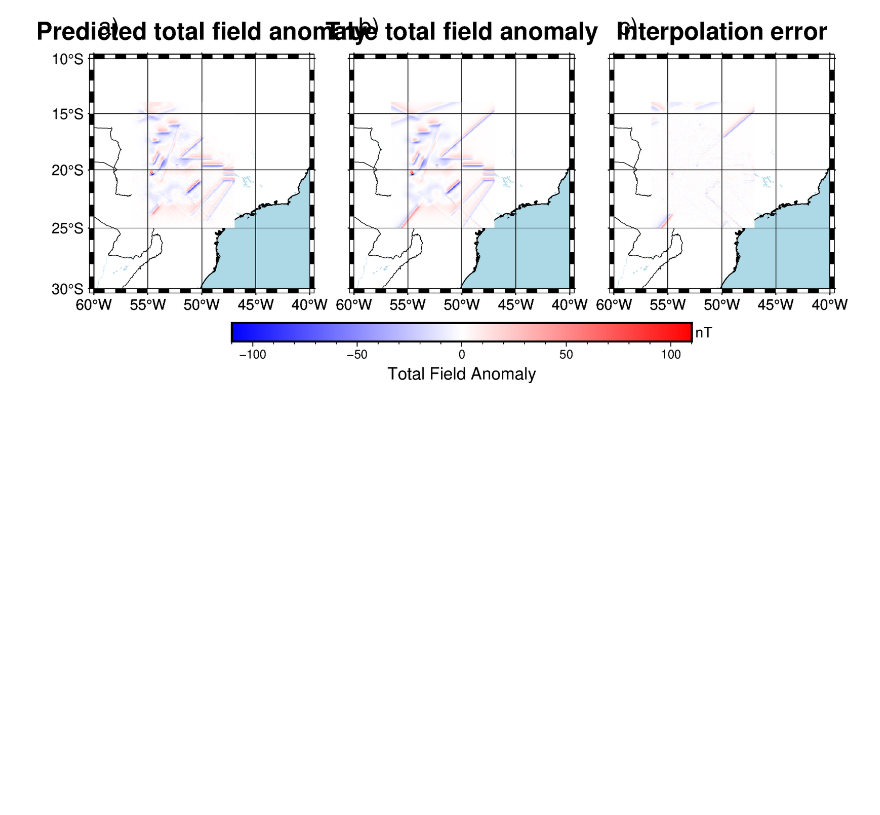
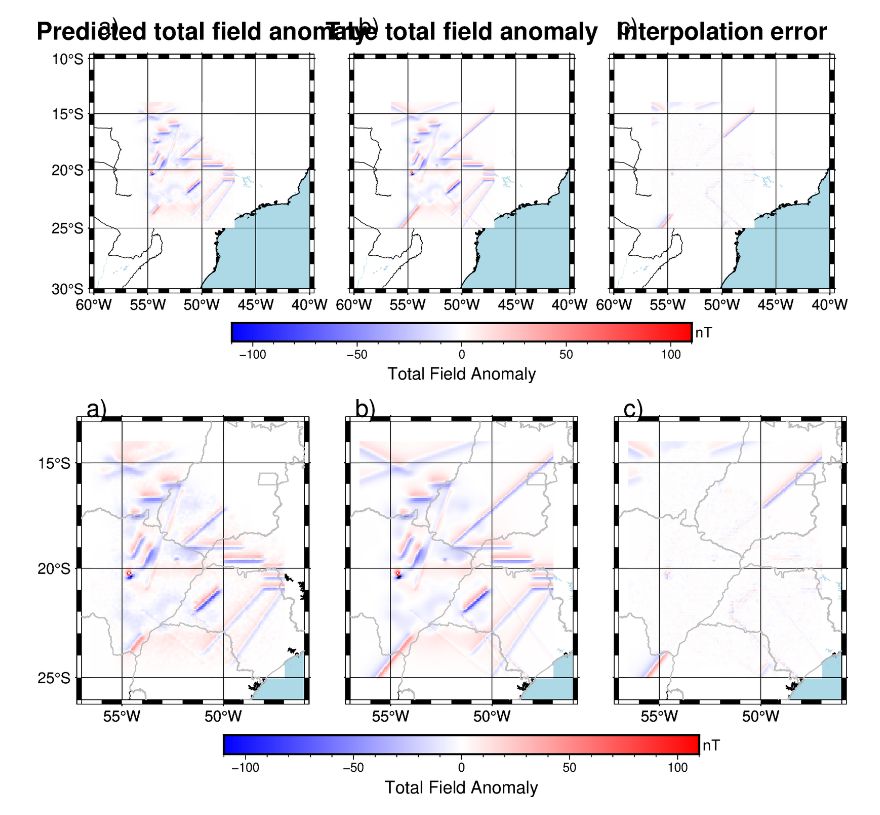
Before and after one commit to compgeolab/eqs-magnetic-spherical, a Jupyter notebook: code/03-dual-layer.ipynb, the cells around one changed output. Drawn from its saved outputs; the diff is of its cells as text; code cells hidden in the pictures; blank space fills up the shorter version.

Commit message:
Add the plot with the atual brazilian state division

```diff
--- a/code/03-dual-layer.ipynb
+++ b/code/03-dual-layer.ipynb
@@ -944,0 +968,99 @@ fig.show(width=1500)
+# %%
+region_coast = [-57, -46, -26, -13]
+
+fig = pygmt.Figure()
+
+with fig.subplot(nrows=1, ncols=3, figsize=("16c", "7c"), margins="0.25c", autolabel=True):
+
+    with fig.set_panel(panel=0):
+        pygmt.makecpt(cmap="polar+h", series=[-scale, scale])
+        fig.coast(
+            region=region_coast,
+            projection="M?",
+            frame="afg",
+            land="white",
+            water="lightblue",
+            shorelines=".5p,black",
+            borders=[1],
+        )
+
+        fig.grdimage(
+            grid=total_field_anomaly_predicted,
+            region=region_coast,
+            projection="M?",
+            cmap=True,
+            frame=['wSne',"xafg", "yafg"]
+        )
+
+        fig.plot(
+            data=brasil.geometry,
+            pen=".5p,grey",
+            fill=None
+        )
+
+
+    with fig.set_panel(panel=1):
+        pygmt.makecpt(cmap="polar+h", series=[-scale, scale])
+        fig.coast(
+            region=region_coast,
+            projection="M?",
+            frame=["wSne","xafg", "yafg"],
+            land="white",
+            water="lightblue",
+            shorelines="1/0.5p,black",
+            borders=[1],
+        )
+
+
+        fig.grdimage(
+            grid=grided_dd_anomaly,
+            region=region_coast,
+            projection="M?",
+            cmap=True,
+            frame=["wSne","xafg", "yafg"]
+        )
+
+        fig.plot(
+            data=brasil.geometry,
+            pen=".5p,grey",
+            fill=None
+        )
+
+
+        fig.colorbar(
+            position="JBC+w10c",
+            frame=["x+lTotal Field Anomaly", "y+lnT"]
+        )
+
+    with fig.set_panel(panel=2):
+        pygmt.makecpt(cmap="polar+h", series=[-scale, scale])
+        fig.coast(
+            region=region_coast,
+            projection="M?",
+            frame=["wSne","xafg", "yafg"],
+            land="white",
+            water="lightblue",
+            shorelines="1/0.5p,black",
+            borders=[1],
+        )
+
+        fig.grdimage(
+            grid=(grided_dd_anomaly - total_field_anomaly_predicted),
+            region=region_coast,
+            projection="M?",
+            cmap=True,
+            frame=["wSne","xafg", "yafg"]
+        )
+
+        fig.plot(
+            data=brasil.geometry,
+            pen=".5p,grey",
+            fill=None
+        )
+
+
+
+fig.show(width=1500)
+# fig.savefig(fname="figures/total_field_anomaly_with_brazil.png", transparent=True)
+# %% [output]
+[figure, added]
```
Also changed, not shown: parts of 9 cells of this notebook.
